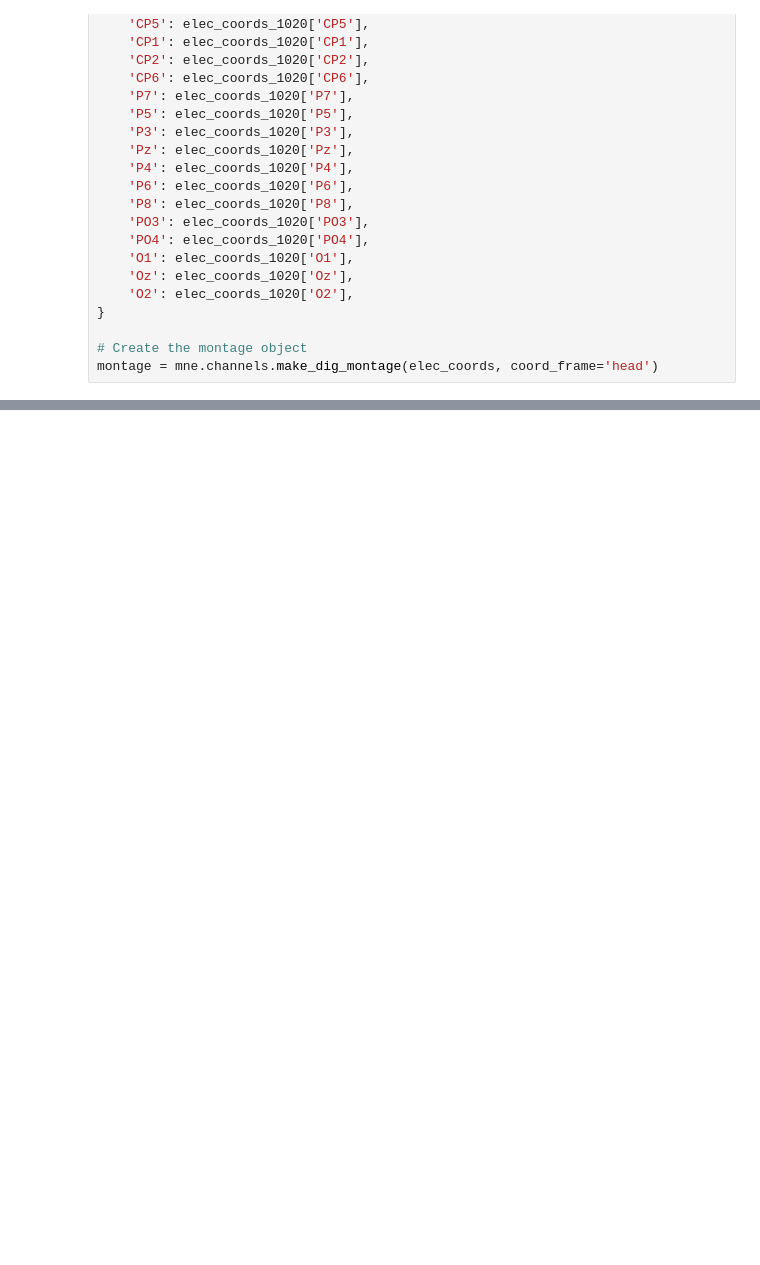
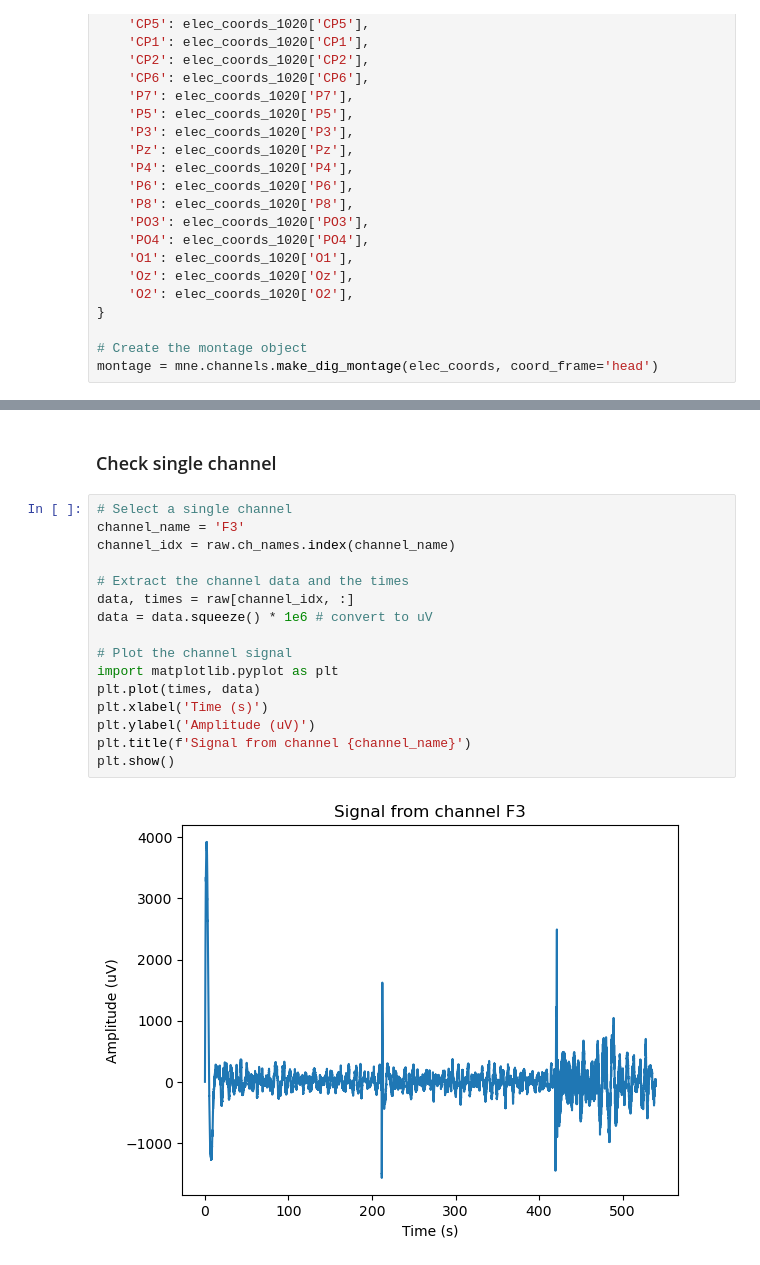
Before and after one commit to Shawnzty/tACS-Attention, a Jupyter notebook: processing/eeg_overview.ipynb, the cells around one changed output, grey strips where cells are left out. Drawn from its saved outputs; the diff is of its cells as text; blank space fills up the shorter version.

```diff
--- a/processing/eeg_overview.ipynb
+++ b/processing/eeg_overview.ipynb
@@ -127,0 +160,20 @@ none
+# %% [markdown]
+### Check single channel
+# %%
+# Select a single channel
+channel_name = 'F3'
+channel_idx = raw.ch_names.index(channel_name)
+
+# Extract the channel data and the times
+data, times = raw[channel_idx, :]
+data = data.squeeze() * 1e6 # convert to uV
+
+# Plot the channel signal
+import matplotlib.pyplot as plt
+plt.plot(times, data)
+plt.xlabel('Time (s)')
+plt.ylabel('Amplitude (uV)')
+plt.title(f'Signal from channel {channel_name}')
+plt.show()
+# %% [output]
+[figure, added]
```
Also changed, not shown: parts of 13 cells of this notebook, 1 other file.
